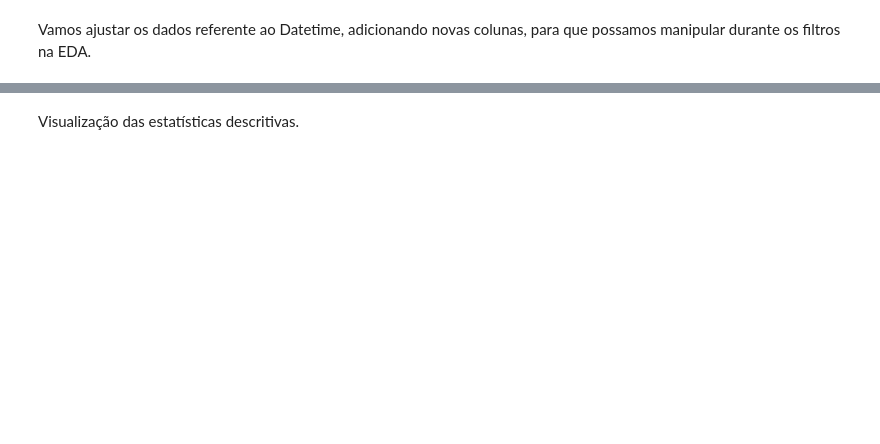
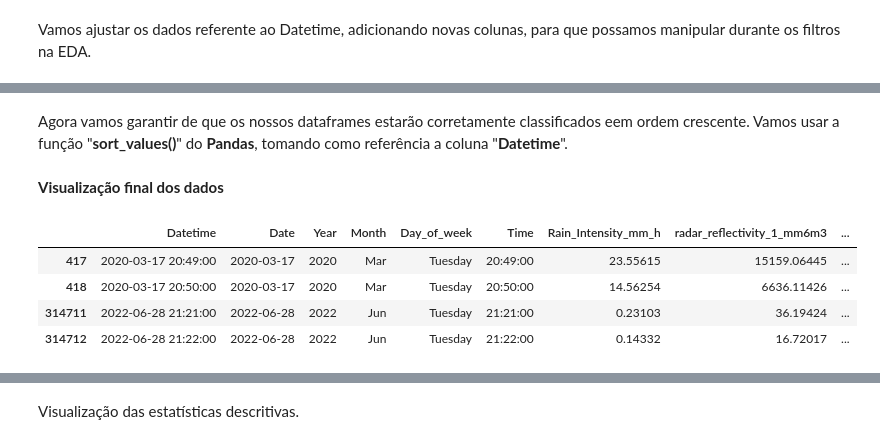
Before and after one commit to lourencocavalcante/Introduction-to-Data-Science, a Jupyter notebook: CAP394_2022_Pre_processando.ipynb, the cells around one changed output, grey strips where cells are left out. Drawn from its saved outputs; the diff is of its cells as text; code cells hidden in the pictures; blank space fills up the shorter version.

```diff
--- a/CAP394_2022_Pre_processando.ipynb
+++ b/CAP394_2022_Pre_processando.ipynb
@@ -455,0 +470,2 @@ df_MP3000A_RD80_final = df_MP3000A_RD80_final.sort_values(by=['Datetime'])
+# %% [markdown]
+Agora vamos garantir de que os nossos dataframes estarão corretamente classificados eem ordem crescente. Vamos usar a função "**sort_values()**" do **Pandas**, tomando como referência a coluna "**Datetime**".
@@ -456,2 +475,13 @@ df_MP3000A_RD80_final = df_MP3000A_RD80_final.sort_values(by=['Datetime'])
+# %% [markdown]
+**Visualização final dos dados**
+# %%
+#Vamos visualizar as primeiras 2 e últimas 2 linhas dos dados
+df_rd80_joss.loc[df_rd80_joss['Rain_Intensity_mm_h'] > 0].head(n=2).append(df_rd80_joss.loc[df_rd80_joss['Rain_Intensity_mm_h'] > 0].tail(n=2))
+# %% [output]
+|  | Datetime | Date | Year | Month | Day_of_week | Time | Rain_Intensity_mm_h | radar_reflectivity_1_mm6m3 | ... |
+| 417 | 2020-03-17 20:49:00 | 2020-03-17 | 2020 | Mar | Tuesday | 20:49:00 | 23.55615 | 15159.06445 | ... |
+| 418 | 2020-03-17 20:50:00 | 2020-03-17 | 2020 | Mar | Tuesday | 20:50:00 | 14.56254 | 6636.11426 | ... |
+| 314711 | 2022-06-28 21:21:00 | 2022-06-28 | 2022 | Jun | Tuesday | 21:21:00 | 0.23103 | 36.19424 | ... |
+| 314712 | 2022-06-28 21:22:00 | 2022-06-28 | 2022 | Jun | Tuesday | 21:22:00 | 0.14332 | 16.72017 | ... |
 # %%
 #Vamos visualizar as primeiras 2 e últimas 2 linhas dos dados
```
Also changed, not shown: parts of 42 cells of this notebook.
